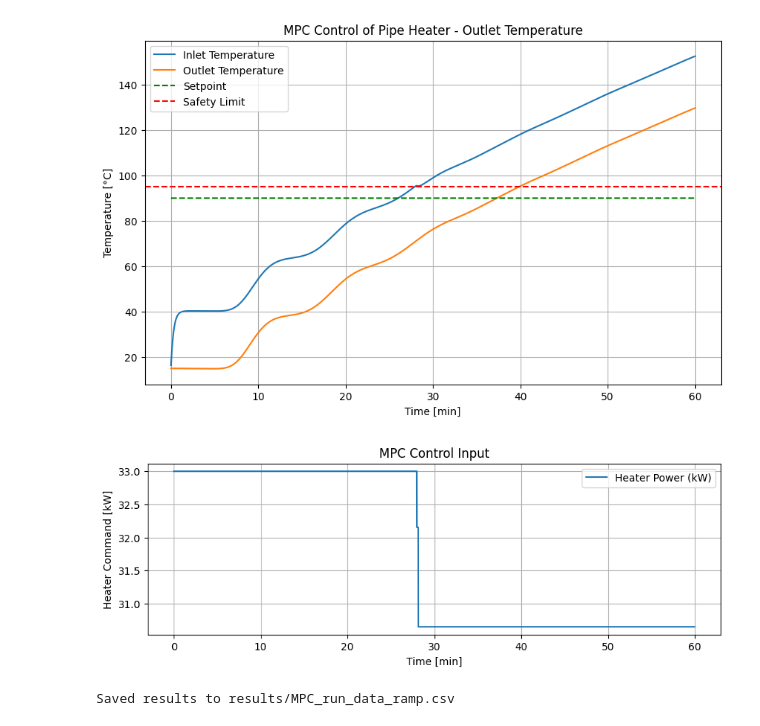
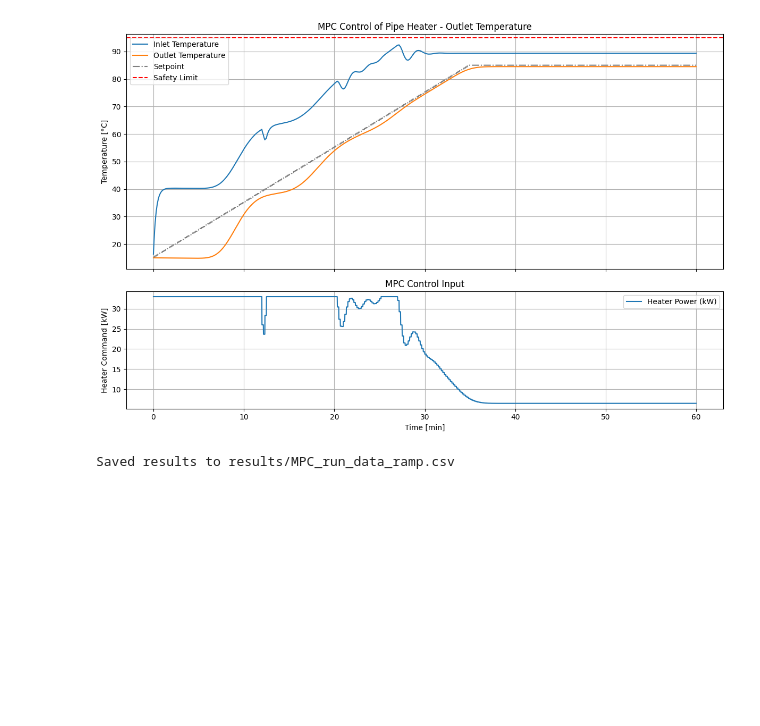
Before and after one commit to cetiennec/etiennechassaing.github.io, a Jupyter notebook: static/book/_sources/MPC_simu.ipynb, the cells around one changed output. Drawn from its saved outputs; the diff is of its cells as text; code cells hidden in the pictures; blank space fills up the shorter version.

```diff
--- a/static/book/_sources/MPC_simu.ipynb
+++ b/static/book/_sources/MPC_simu.ipynb
@@ -9,7 +9,7 @@ params["N"] = 30
 env = PipeHeaterSafeEnvGymnasium(params, Tinlet=15.0, Tset= 85.0, T_ext=10.0, dt=1.0, t_final=3600)
 
 mpc_dt = 10.0
-mpc = MPCController(params, dt=mpc_dt, Hp=80, Q=[0.0, 1e3], R=1e-5, Rd=1.0, T_set=[92.0, 90.0], T_safety=95.0, ramped = False)
+mpc = MPCController(params, dt=mpc_dt, Hp=80, Q=[0.0, 1e3], R=1e-5, Rd=1.0, T_set=[92.0, 85.0], T_safety=95.0, ramped = True)
 
 obs, _ = env.reset()
 # %%
@@ -27,56 +27,62 @@ for step in range(3600):
         u_prev = u_cmd  # store for move suppression, rate constraints, etc.
 
     # Apply the most recent MPC command
     action = np.array([u_cmd], dtype=np.float32)
     obs, reward, terminated, truncated, info = env.step(action)
 
     # Save state
     x = env.T.copy()
     traj.append((step, x.copy(), u_cmd, reward))
     setpoints.append((T_in_sp, T_out_sp))
 
     if terminated:
         break
 
 
 # now traj contains the run; you can plot Toutlet (x[-1]) over time, etc.
 # Unpack trajectory
 steps = [t[0]/60 for t in traj]
 T_out = [t[1][-1] for t in traj]   # last element of state is outlet temperature
 T_in = [t[1][0] for t in traj]   # last element of state is outlet temperature
 u_cmds = [t[2] for t in traj]
 rewards = [t[3] for t in traj]
 
 T_in_sp = [t[0] for t in setpoints]   # last element of state is outlet temperature
 T_out_sp = [t[1] for t in setpoints]   # last element of state is outlet temperature
 
-# Plot outlet temperature
-plt.figure(figsize=(10,6))
-plt.plot(steps, T_in, label="Inlet Temperature")
-plt.plot(steps, T_out, label="Outlet Temperature")
-plt.plot(steps,T_out_sp, color="g", linestyle="--", label="Setpoint")
-plt.axhline(mpc.T_safety, color="r", linestyle="--", label="Safety Limit")
-plt.xlabel("Time [min]")
-plt.ylabel("Temperature [°C]")
-plt.title("MPC Control of Pipe Heater - Outlet Temperature")
-plt.legend()
-plt.grid(True)
-plt.savefig("images/MPC_main_results_2.png")
+# Create subplots with different heights
+fig, (ax1, ax2) = plt.subplots(
+    2, 1, figsize=(12, 8),
+    sharex=True,
+    gridspec_kw={"height_ratios": [2, 1]}  # top bigger than bottom
+)
 
-# Plot control input
-plt.figure(figsize=(10,3))
-plt.plot(steps, u_cmds, label="Heater Power (kW)")
-plt.xlabel("Time [min]")
-plt.ylabel("Heater Command [kW]")
-plt.title("MPC Control Input")
-plt.legend()
-plt.grid(True)
+# --- Subplot 1: Outlet Temperature ---
+ax1.plot(steps, T_in, label="Inlet Temperature")
+ax1.plot(steps, T_out, label="Outlet Temperature")
+ax1.plot(steps, T_out_sp, color="green", linestyle="-.", label="Setpoint")
+ax1.axhline(mpc.T_safety, color="red", linestyle="--", label="Safety Limit")
 
-plt.savefig("images/MPC_security.png")
+ax1.set_ylabel("Temperature [°C]")
+ax1.set_title("MPC Control of Pipe Heater - Outlet Temperature")
+ax1.legend(loc="best")
+ax1.grid(True)
+
+# --- Subplot 2: Control Input ---
+ax2.plot(steps, u_cmds, label="Heater Power (kW)")
+ax2.set_xlabel("Time [min]")
+ax2.set_ylabel("Heater Command [kW]")
+ax2.set_title("MPC Control Input")
+ax2.legend(loc="best")
+ax2.grid(True)
+
+plt.tight_layout()
+
+# Save both subplots together
+plt.savefig("images/ramp_MPC_results.png", dpi=300)
 plt.show()
 # %% [output]
-[figure, old version]
+[figure, new version]
-[figure, removed]
 # %%
 import pandas as pd
 
```
Also changed, not shown: 20 other files.
